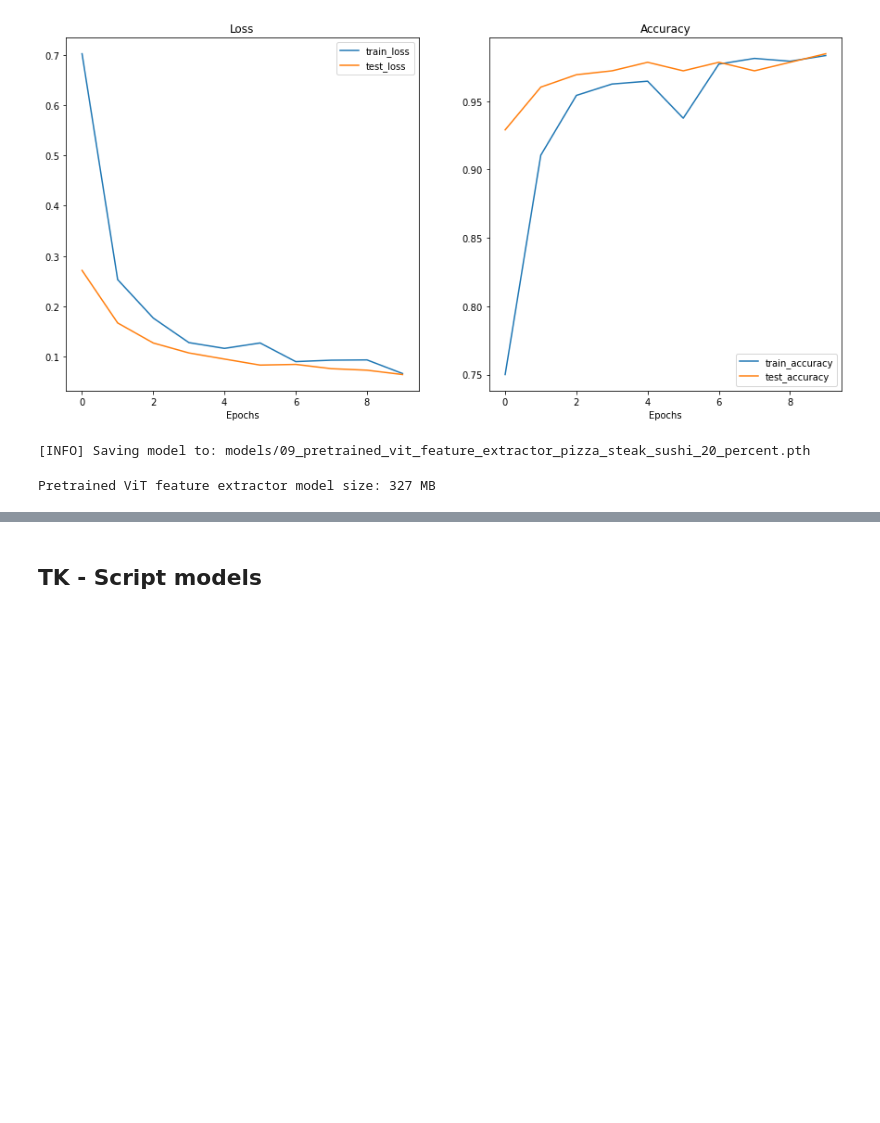
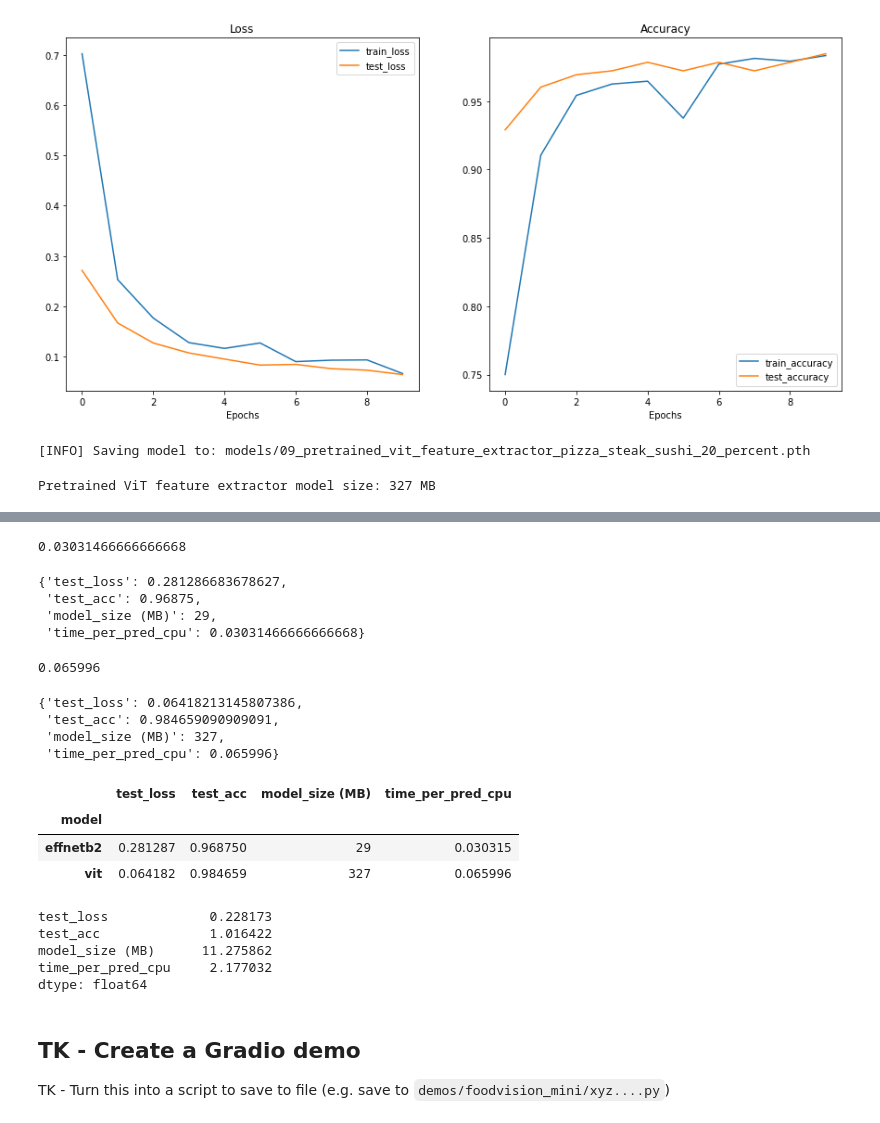
Before and after one commit to mrdbourke/pytorch-deep-learning, a Jupyter notebook: 09_pytorch_model_deployment.ipynb, the cells around one changed output, grey strips where cells are left out. Cells and saved outputs as stored; diff of their text form; code cells hidden in the pictures; blank space fills up the shorter version.

```diff
--- a/09_pytorch_model_deployment.ipynb
+++ b/09_pytorch_model_deployment.ipynb
@@ -244,0 +336,8 @@ Pretrained ViT feature extractor model size: 327 MB
+# %%
+effnetb2_test_pred_dicts = pred_and_store(test_paths=test_data_paths,
+                                          model=effnetb2,
+                                          transform=effnetb2_transforms,
+                                          class_names=class_names,
+                                          device="cpu")
+
+effnetb2_test_pred_dicts[:3]
@@ -244,0 +363,8 @@ Pretrained ViT feature extractor model size: 327 MB
+# %%
+vit_test_pred_dicts = pred_and_store(test_paths=test_data_paths,
+                                     model=vit,
+                                     transform=vit_transforms,
+                                     class_names=class_names,
+                                     device="cpu")
+
+vit_test_pred_dicts[:3]
@@ -247,2 +392,54 @@ Pretrained ViT feature extractor model size: 327 MB
-# %% [markdown]
-## TK - Script models
+# %%
+# Turn the test_pred_dicts into a DataFrame
+import pandas as pd
+effnetb2_test_pred_df = pd.DataFrame(effnetb2_test_pred_dicts)
+effnetb2_average_time_per_pred = effnetb2_test_pred_df.time_for_pred.mean()
+effnetb2_average_time_per_pred
+# %% [output]
+0.03031466666666668
+# %%
+effnetb2_stats["time_per_pred_cpu"] = effnetb2_average_time_per_pred
+effnetb2_stats
+# %% [output]
+{'test_loss': 0.281286683678627,
+ 'test_acc': 0.96875,
+ 'model_size (MB)': 29,
+ 'time_per_pred_cpu': 0.03031466666666668}
+# %%
+# Turn the test_pred_dicts into a DataFrame
+import pandas as pd
+vit_test_pred_df = pd.DataFrame(vit_test_pred_dicts)
+vit_average_time_per_pred = vit_test_pred_df.time_for_pred.mean()
+vit_average_time_per_pred
+# %% [output]
+0.065996
+# %%
+vit_stats["time_per_pred_cpu"] = vit_average_time_per_pred
+vit_stats
+# %% [output]
+{'test_loss': 0.06418213145807386,
+ 'test_acc': 0.984659090909091,
+ 'model_size (MB)': 327,
+ 'time_per_pred_cpu': 0.065996}
+# %%
+df = pd.DataFrame([effnetb2_stats, vit_stats])
+df["model"] = ["effnetb2", "vit"]
+df = df.set_index("model")
+df
+# %% [output]
+|  | test_loss | test_acc | model_size (MB) | time_per_pred_cpu |
+| model |  |  |  |  |
+| effnetb2 | 0.281287 | 0.968750 | 29 | 0.030315 |
+| vit | 0.064182 | 0.984659 | 327 | 0.065996 |
+# %%
+df.loc["vit"] / df.loc["effnetb2"]
+# %% [output]
+test_loss             0.228173
+test_acc              1.016422
+model_size (MB)      11.275862
+time_per_pred_cpu     2.177032
+dtype: float64
+# %% [markdown]
+## TK - Create a Gradio demo
+
+TK - Turn this into a script to save to file (e.g. save to `demos/foodvision_mini/xyz....py`)
```
Also changed, not shown: parts of 56 cells of this notebook.
